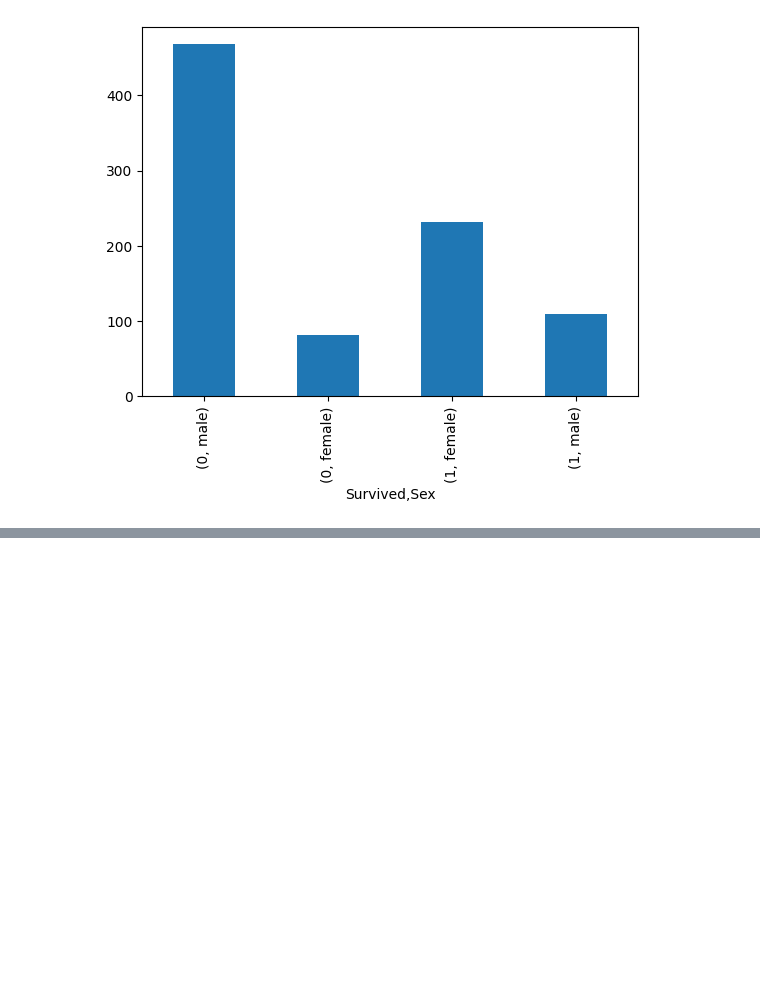
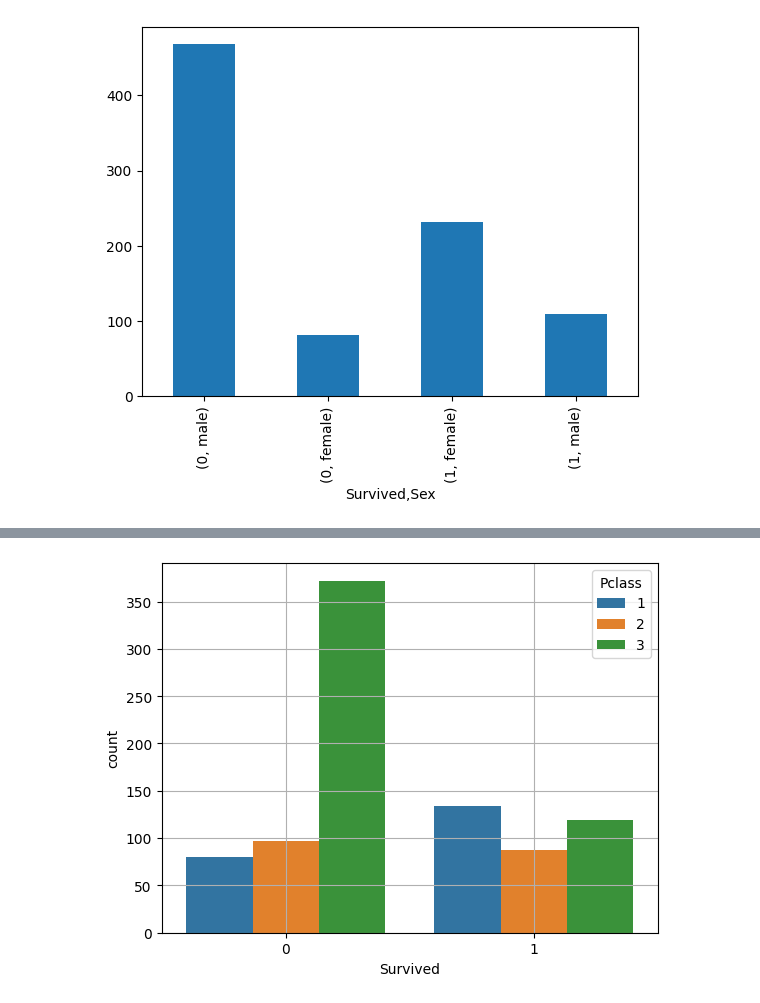
Before and after one commit to sujataprasad01/ML-Logistic-Regression-Titanic-Survival-Dataset-, a Jupyter notebook: Logistic_Regression_(Titanic_Survival_Dataset).ipynb, the cells around one changed output, grey strips where cells are left out. Cells and saved outputs as stored; diff of their text form; code cells hidden in the pictures; blank space fills up the shorter version.

```diff
--- a/Logistic_Regression_(Titanic_Survival_Dataset).ipynb
+++ b/Logistic_Regression_(Titanic_Survival_Dataset).ipynb
@@ -513,0 +535,5 @@ sns.countplot(x='Survived', data=df, hue='Sex')
+# %%
+sns.countplot(x='Survived', data=df, hue='Pclass')
+plt.grid()
+# %% [output]
+[figure, added]
```
Also changed, not shown: parts of 16 cells of this notebook.
